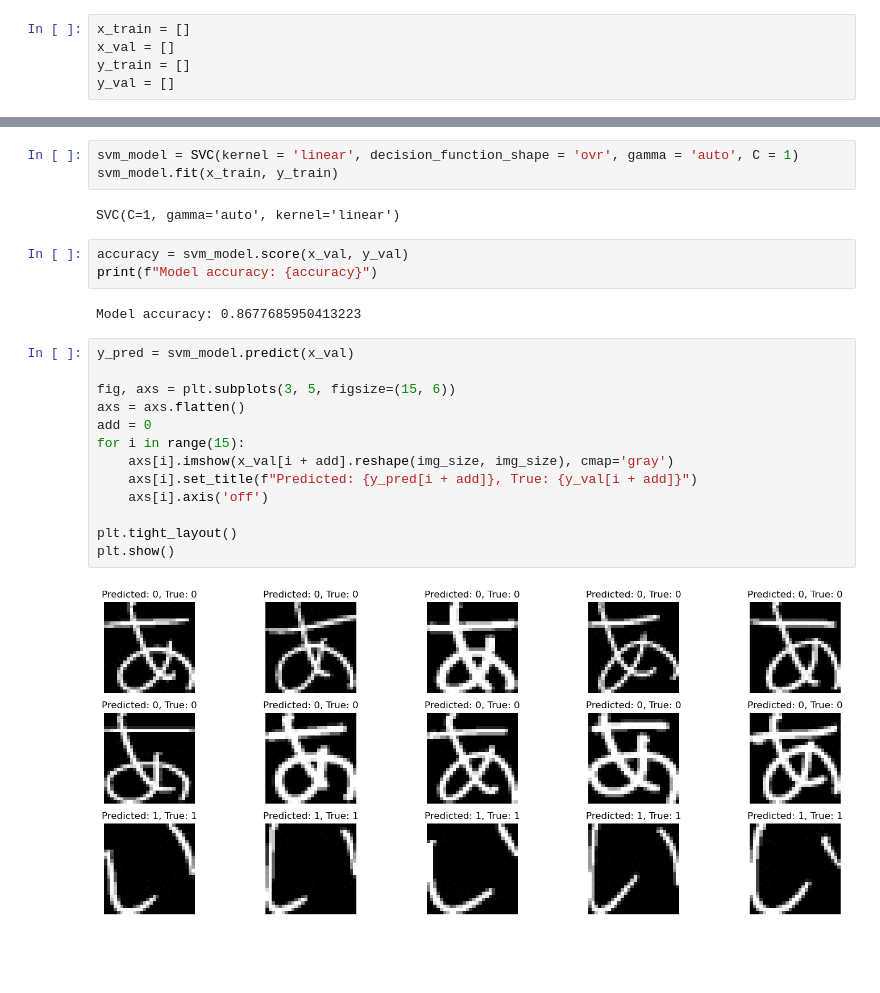
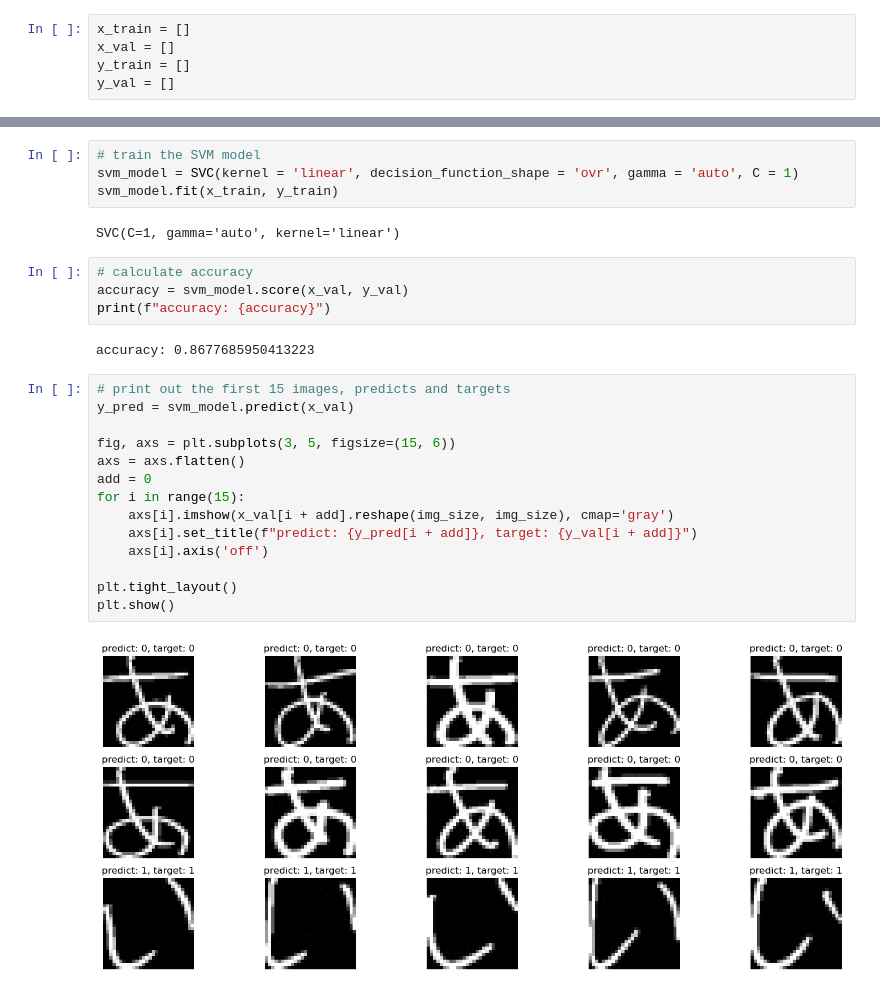
Before and after one commit to yiyunrin/Machine-Learning-final-project, a Jupyter notebook: SVM(training&val).ipynb, the cells around one changed output, grey strips where cells are left out. Drawn from its saved outputs; the diff is of its cells as text; blank space fills up the shorter version.

```diff
--- a/SVM(training&val).ipynb
+++ b/SVM(training&val).ipynb
@@ -70,25 +74,28 @@ plt.show()
 # %%
+# train the SVM model
 svm_model = SVC(kernel = 'linear', decision_function_shape = 'ovr', gamma = 'auto', C = 1)
 svm_model.fit(x_train, y_train)
 # %% [output]
 SVC(C=1, gamma='auto', kernel='linear')
 # %%
+# calculate accuracy
 accuracy = svm_model.score(x_val, y_val)
-print(f"Model accuracy: {accuracy}")
+print(f"accuracy: {accuracy}")
 # %% [output]
-Model accuracy: 0.8677685950413223
+accuracy: 0.8677685950413223
 # %%
+# print out the first 15 images, predicts and targets
 y_pred = svm_model.predict(x_val)
 
 fig, axs = plt.subplots(3, 5, figsize=(15, 6))
 axs = axs.flatten()
 add = 0
 for i in range(15):
     axs[i].imshow(x_val[i + add].reshape(img_size, img_size), cmap='gray')
-    axs[i].set_title(f"Predicted: {y_pred[i + add]}, True: {y_val[i + add]}")
+    axs[i].set_title(f"predict: {y_pred[i + add]}, target: {y_val[i + add]}")
     axs[i].axis('off')
 
 plt.tight_layout()
 plt.show()
 # %% [output]
-[figure, old version]
+[figure, new version]
```
Also changed, not shown: parts of 6 cells of this notebook.
